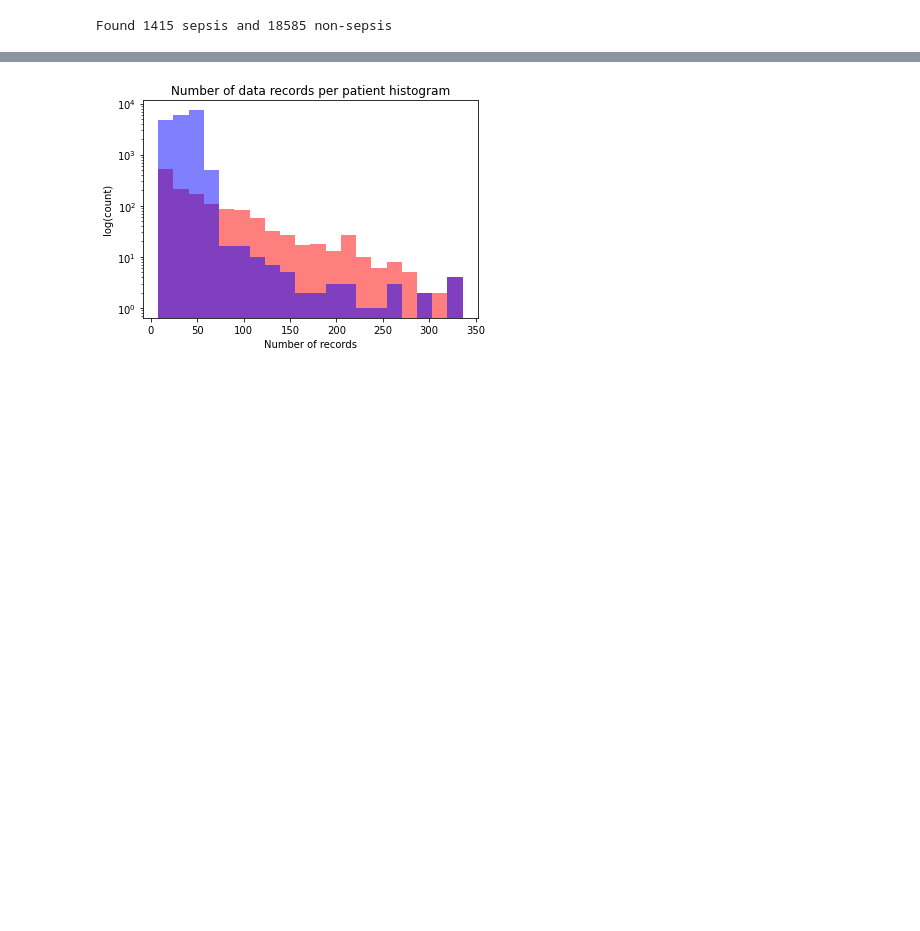
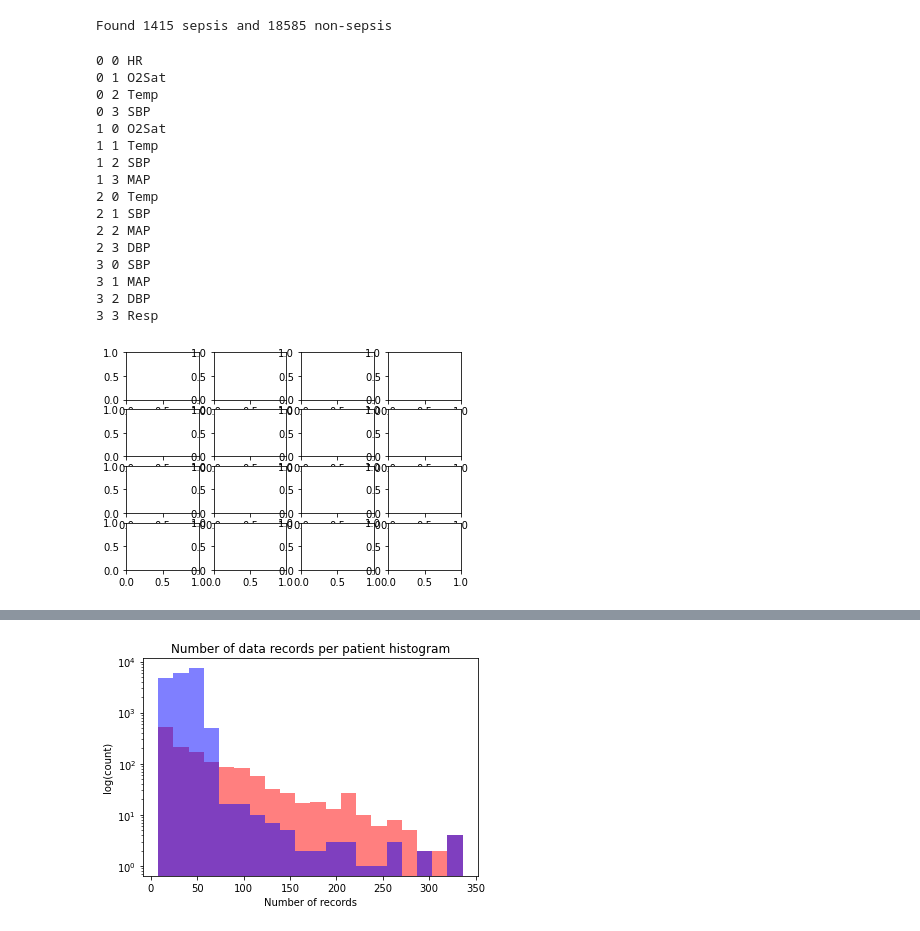
Before and after one commit to snirlugassy/sepsis_early_detection, a Jupyter notebook: hw1_eda.ipynb, the cells around one changed output, grey strips where cells are left out. Cells and saved outputs as stored; diff of their text form; code cells hidden in the pictures; blank space fills up the shorter version.

```diff
--- a/hw1_eda.ipynb
+++ b/hw1_eda.ipynb
@@ -57,6 +58,11 @@ with open(os.path.join(train_data_path, train_files[0]), 'r') as f:
     print(f.readline())
 # %% [output]
 HR|O2Sat|Temp|SBP|MAP|DBP|Resp|EtCO2|BaseExcess|HCO3|FiO2|pH|PaCO2|SaO2|AST|BUN|Alkalinephos|Calcium|Chloride|Creatinine|Bilirubin_direct|Glucose|Lactate|Magnesium|Phosphate|Potassium|Bilirubin_total| ...
+# %%
+vitals_features = ['HR', 'O2Sat', 'Temp', 'SBP', 'MAP', 'DBP', 'Resp', 'EtCO2']
+lab_features = ['BaseExcess','HCO3','FiO2','pH','PaCO2','SaO2','AST','BUN','Alkalinephos','Calcium','Chloride','Creatinine','Bilirubin_direct','Glucose','Lactate','Magnesium','Phosphate','Potassium','Bilirubin_total','TroponinI','Hct','Hgb','PTT','WBC','Fibrinogen','Platelets']
+demographic_features = ['Age', 'Gender', 'Unit1', 'Unit2', 'HospAdmTime', 'ICULOS']
+target = 'SepsisLabel'
 # %%
 sepsis = []
 non_sepsis = []
@@ -71,3 +77,39 @@ with tqdm(total=len(train_files)) as pbar:
 print(f'Found {len(sepsis)} sepsis and {len(non_sepsis)} non-sepsis')
 # %% [output]
 Found 1415 sepsis and 18585 non-sepsis
+# %%
+fig, axs = plt.subplots(nrows=4, ncols=4)
+
+for i in range(4):
+    for j in range(4):
+        vital_sign = vitals_features[i+j]
+        print(i,j,vital_sign)
+
+# for vital_sign in vitals_features:
+#     sepsis_mean = [df[vital_sign].mean() for df in sepsis]
+#     non_sepsis_mean = [df[vital_sign].mean() for df in non_sepsis]
+#     axs
+#     plt.title(f'Mean of {vital_sign}')
+#     plt.hist(sepsis_mean, color='r', alpha=0.5, label='Sepsis', bins=20, log=True)
+#     plt.hist(non_sepsis_mean, color='b', alpha=0.5, label='Non-sepsis', bins=20, log=True)
+#     plt.xlabel(f'Avg. patient {vital_sign}')
+#     plt.ylabel('Log count')
+#     plt.show()
+# %% [output]
+0 0 HR
+0 1 O2Sat
+0 2 Temp
+0 3 SBP
+1 0 O2Sat
+1 1 Temp
+1 2 SBP
+1 3 MAP
+2 0 Temp
+2 1 SBP
+2 2 MAP
+2 3 DBP
+3 0 SBP
+3 1 MAP
+3 2 DBP
+3 3 Resp
+[figure, added]
```
Also changed, not shown: parts of 47 cells of this notebook, 36 other files.
